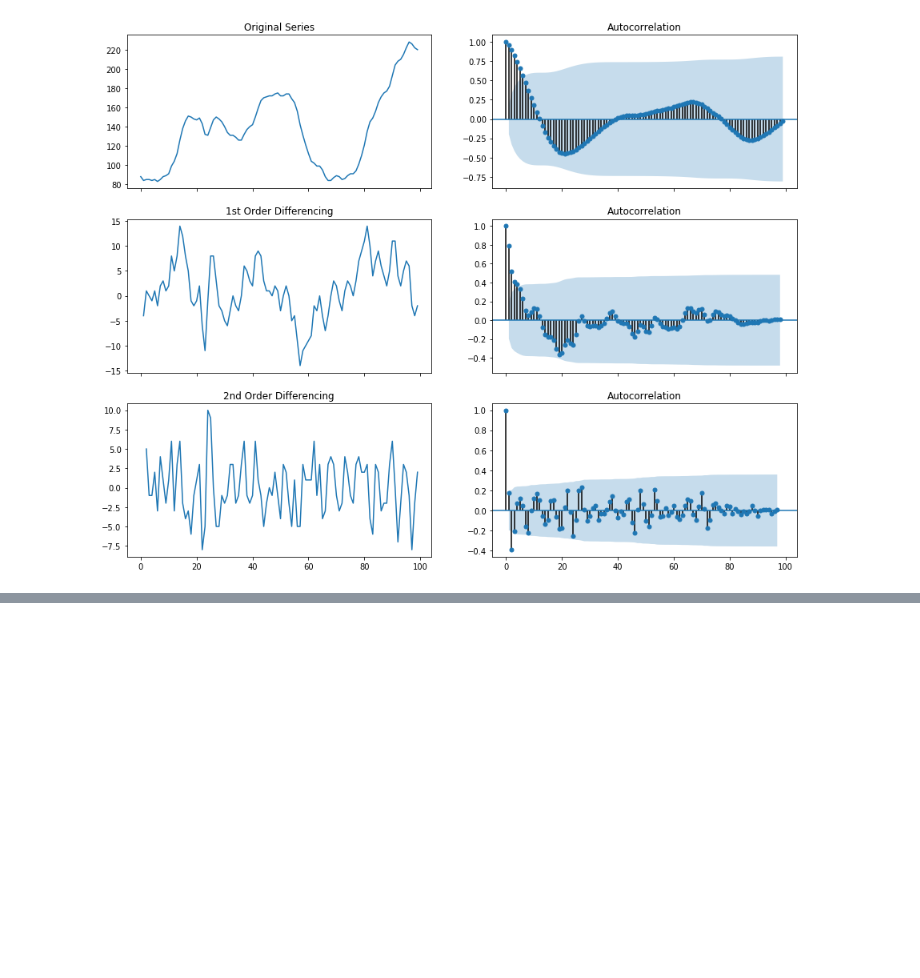
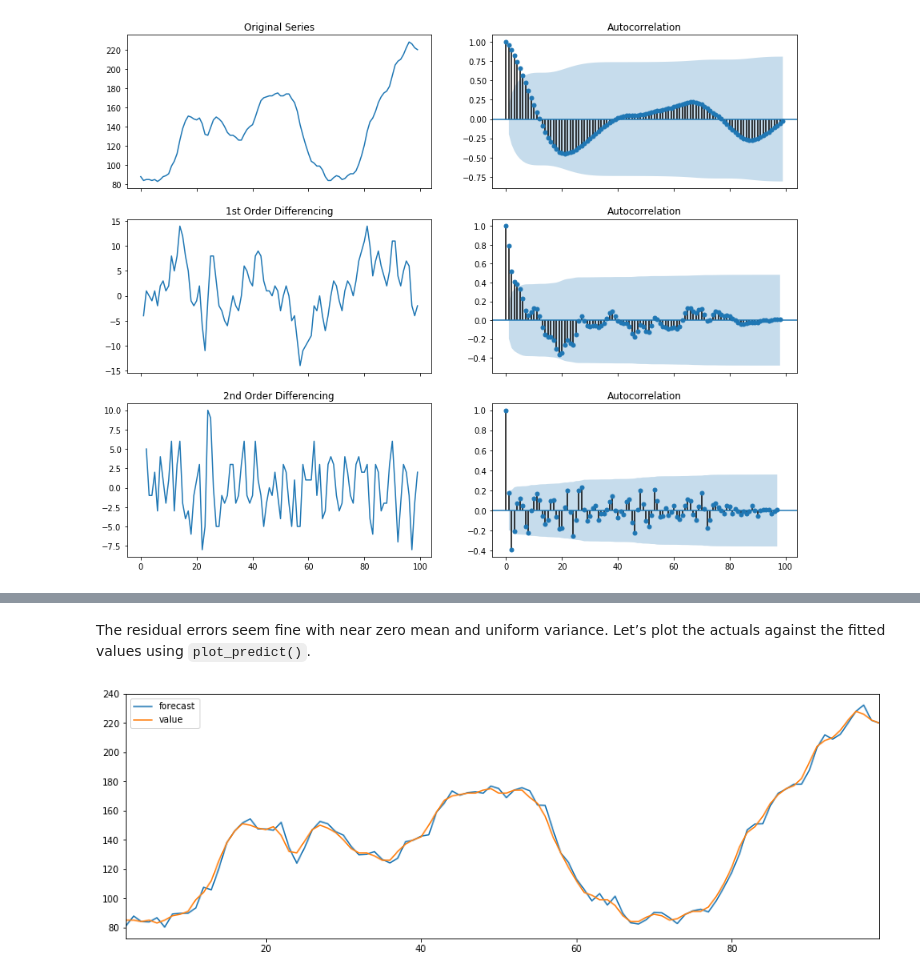
Before and after one commit to dksifoua/Time-Series-Analysis, a Jupyter notebook: ARIMA modeling.ipynb, the cells around one changed output, grey strips where cells are left out. Saved outputs shown, nothing was run; the diff lists cells and outputs as text; code cells hidden in the pictures; blank space fills up the shorter version.

```diff
--- a/ARIMA modeling.ipynb
+++ b/ARIMA modeling.ipynb
@@ -85,0 +207,9 @@ plt.show()
+# %% [markdown]
+The residual errors seem fine with near zero mean and uniform variance. Let’s plot the actuals against the fitted values using `plot_predict()`.
+# %%
+# Actual vs Fitted
+fig, ax = plt.subplots(1, 1,figsize=(15, 5))
+model_fit.plot_predict(dynamic=False, ax=ax)
+plt.show()
+# %% [output]
+[figure, added]
```
Also changed, not shown: parts of 19 cells of this notebook, 1 other file.
